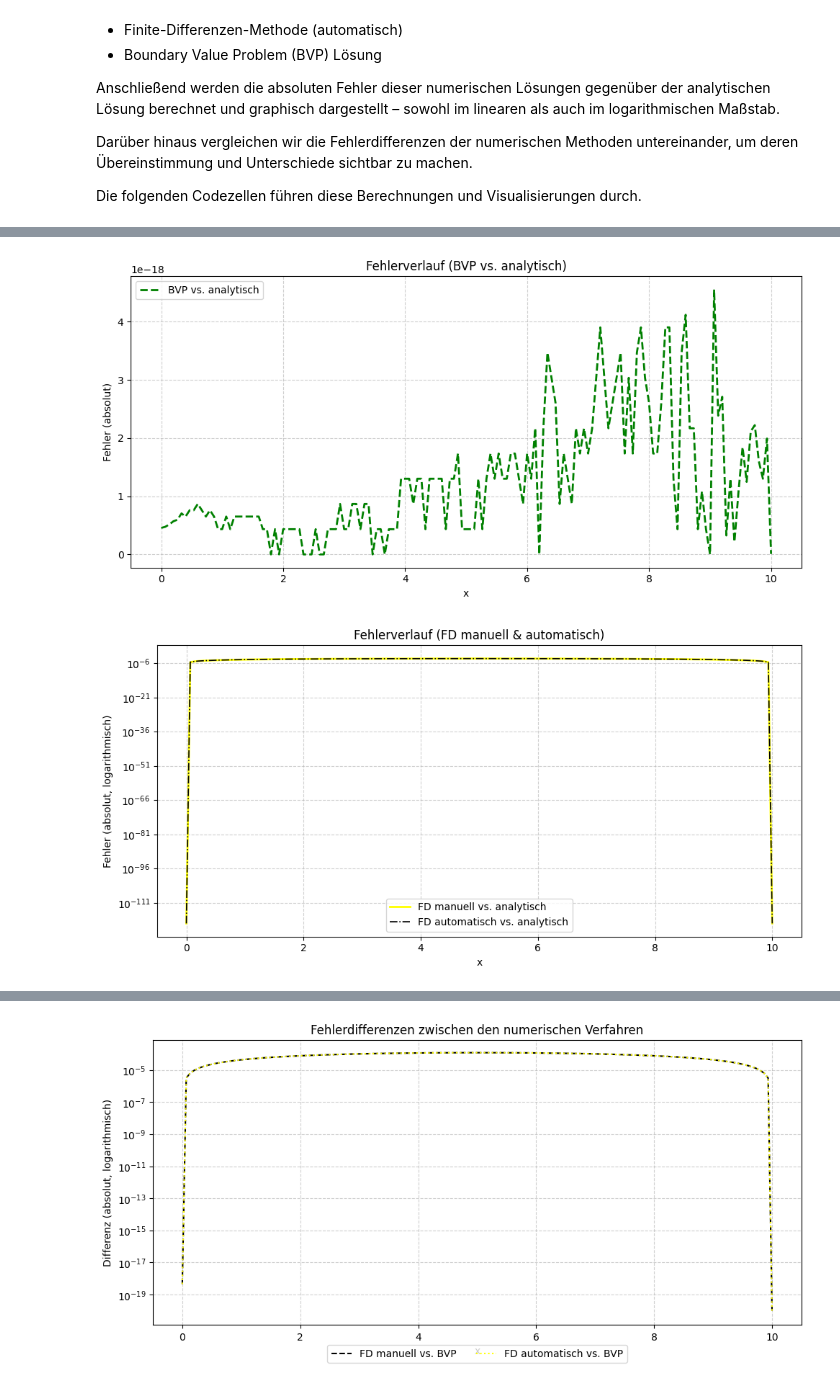
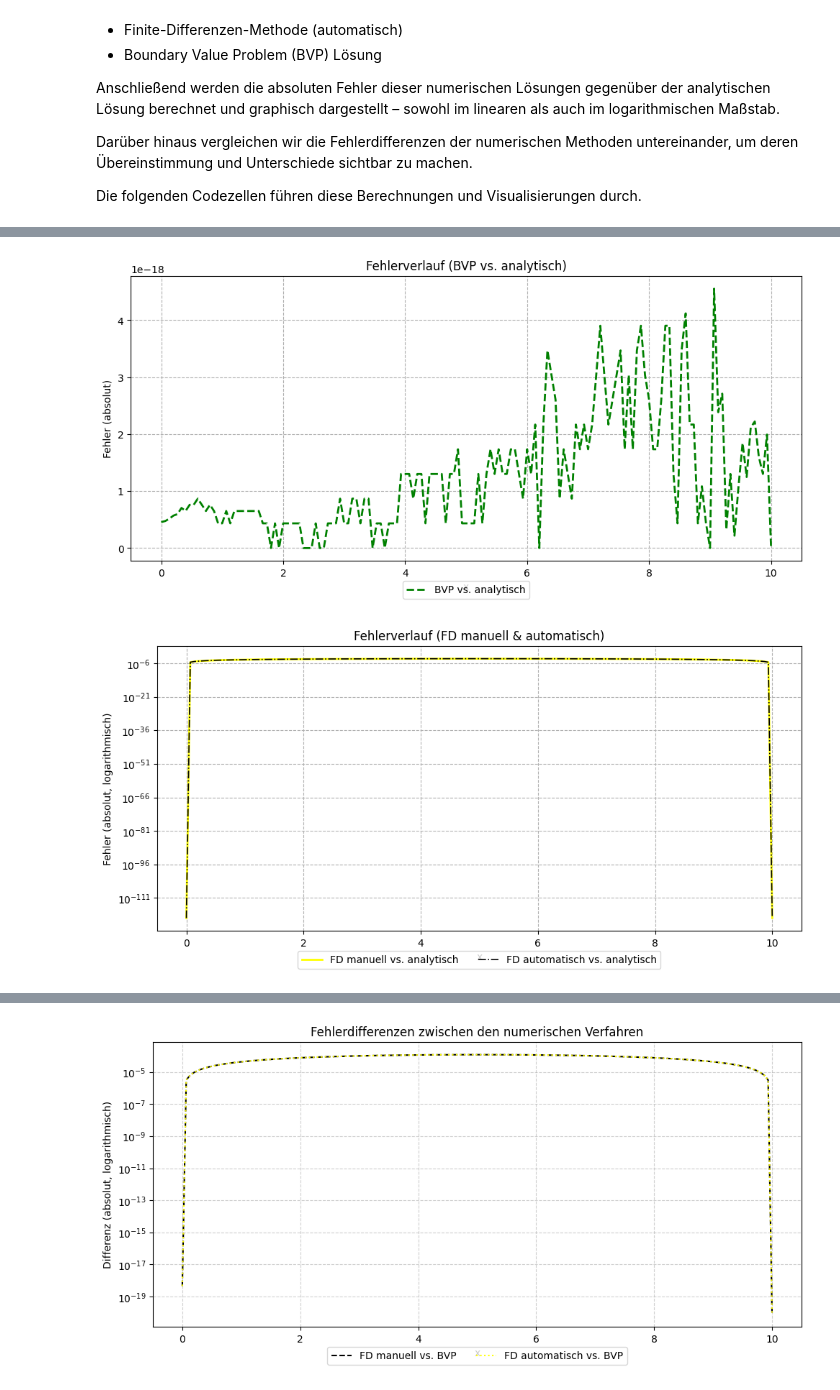
Before and after one commit to AhmedHossamMido/projektarbeit, a Jupyter notebook: projektdatei.ipynb, the cells around one changed output, grey strips where cells are left out. Drawn from its saved outputs; the diff is of its cells as text; code cells hidden in the pictures.

```diff
--- a/projektdatei.ipynb
+++ b/projektdatei.ipynb
@@ -3643,25 +3646,25 @@ plt.plot(x, err3, label="BVP vs. analytisch", color="green", linestyle='--', lin
 plt.xlabel("x")
 plt.ylabel("Fehler (absolut)")
 plt.title("Fehlerverlauf (BVP vs. analytisch)")
-plt.legend()
-plt.grid(True, linestyle="--", alpha=0.6)
+plt.legend(loc='lower center', bbox_to_anchor=(0.5, -0.15), ncol=1)
+plt.grid(True, linestyle="--")
 plt.tight_layout()
 plt.show()
 # %% [output]
-[figure, old version]
+[figure, new version]
 # %%
 plt.figure(figsize=(10, 5))
 plt.semilogy(x, err1, label="FD manuell vs. analytisch", color="yellow", linewidth=2)
 plt.semilogy(x, err2, label="FD automatisch vs. analytisch", color="black", linestyle='-.', linewidth=1.2)
 plt.xlabel("x")
 plt.ylabel("Fehler (absolut, logarithmisch)")
 plt.title("Fehlerverlauf (FD manuell & automatisch)")
-plt.legend()
-plt.grid(True, which="both", linestyle="--", alpha=0.6)
+plt.legend(loc='lower center', bbox_to_anchor=(0.5, -0.15), ncol=2)
+plt.grid(True, which="both", linestyle="--")
 plt.tight_layout()
 plt.show()
 # %% [output]
-[figure, old version]
+[figure, new version]
 # %%
 plt.figure(figsize=(10, 5))
 plt.semilogy(x, err3, label="BVP vs. analytisch", color="green", linestyle='--', linewidth=2)
```
Also changed, not shown: parts of 4 cells of this notebook.
